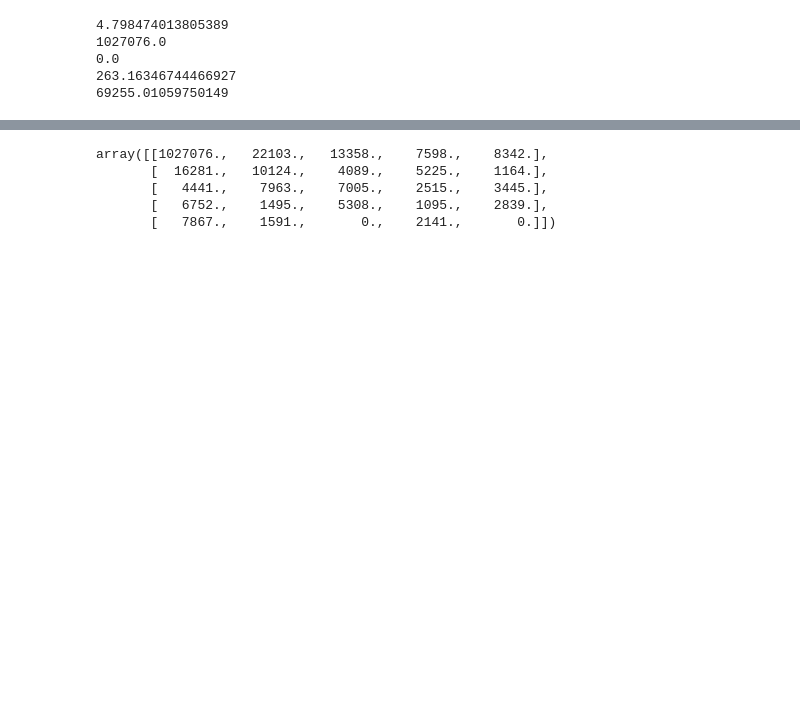
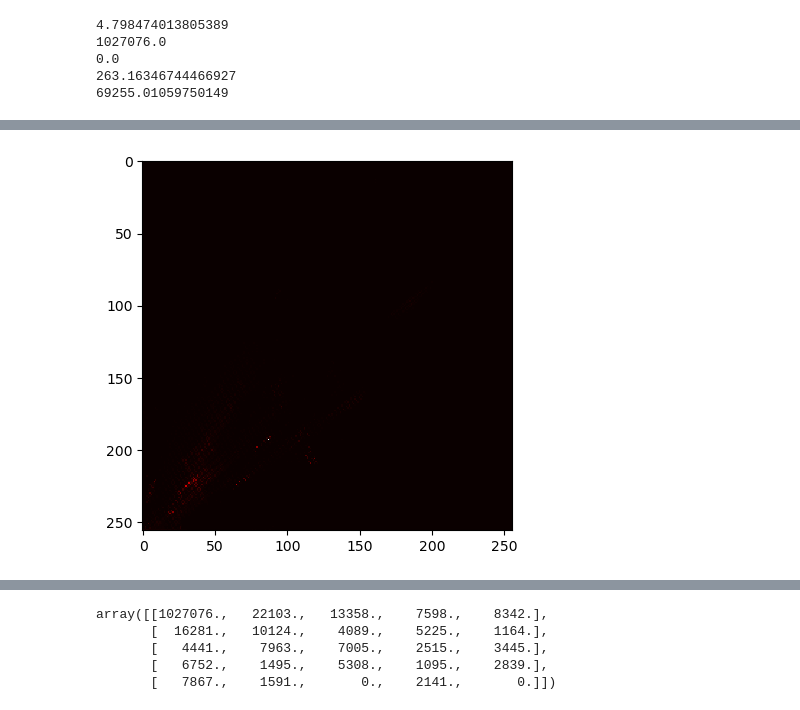
Before and after one commit to CoralCoveCreates/Chem-Game---Jellybean, a Jupyter notebook: Art/Python-Analytics/ColorPaletteAnalysis.ipynb, the cells around one changed output, grey strips where cells are left out. Saved outputs shown, nothing was run; the diff lists cells and outputs as text; code cells hidden in the pictures; blank space fills up the shorter version.

```diff
--- a/Art/Python-Analytics/ColorPaletteAnalysis.ipynb
+++ b/Art/Python-Analytics/ColorPaletteAnalysis.ipynb
@@ -191,0 +80,5 @@ plt.show()
+# %%
+plt.imshow(colorCountsFlippedm[:,:,30], cmap='hot', interpolation='nearest')
+plt.show()
+# %% [output]
+[figure, added]
```
Also changed, not shown: parts of 73 cells of this notebook.
